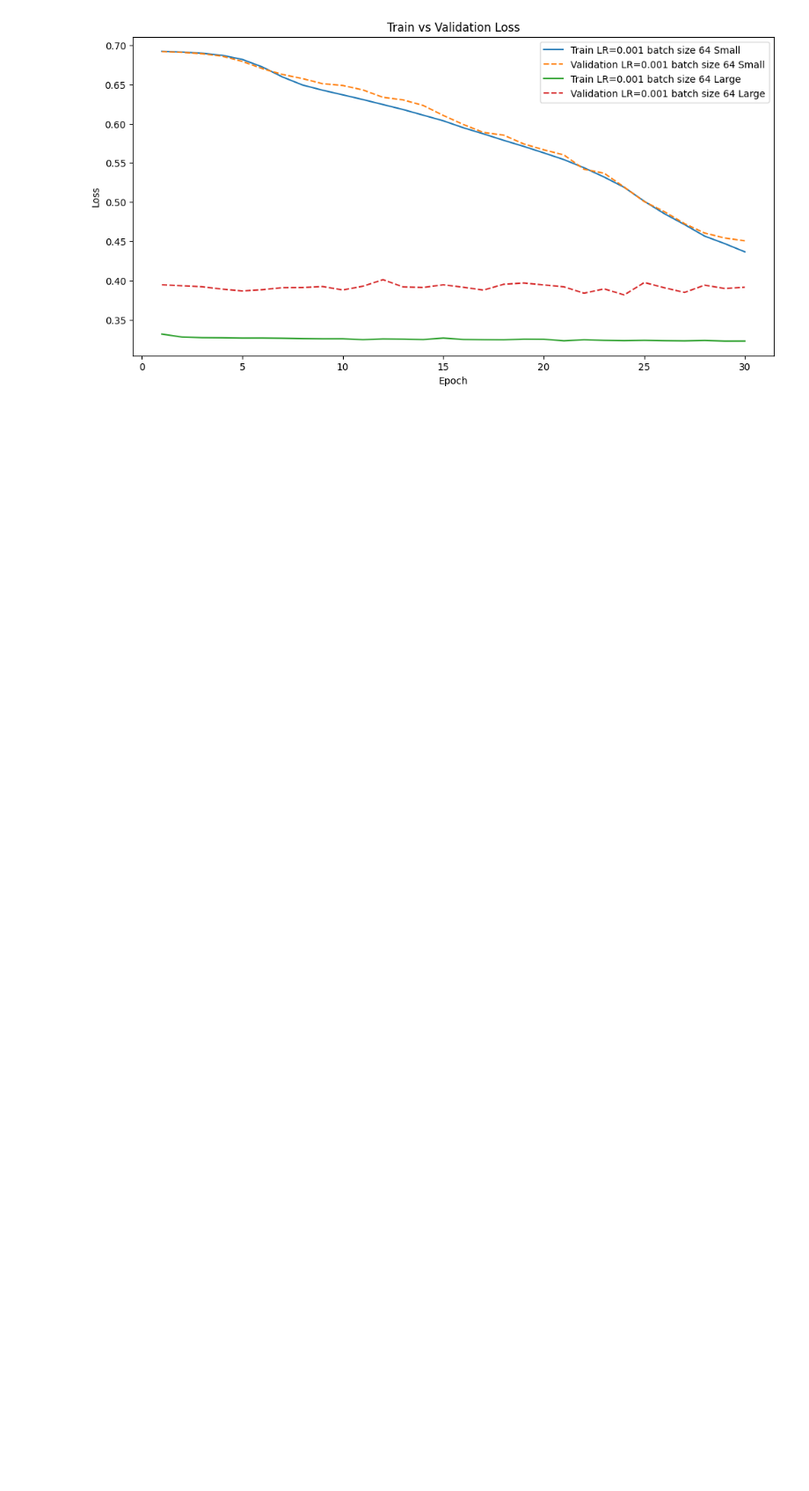
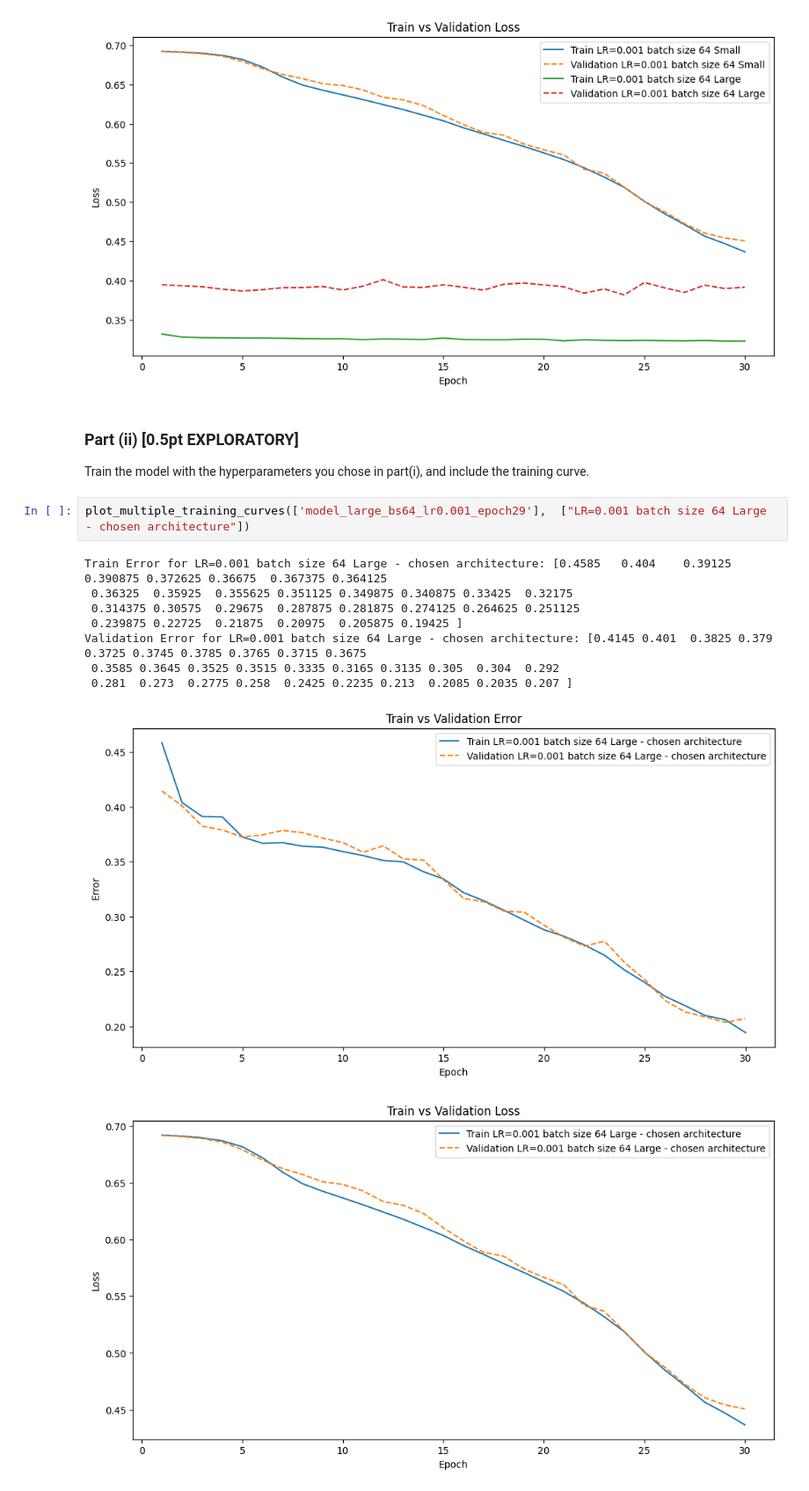
Before and after one commit to armandordorica/MIE1517_A1, a Jupyter notebook: MIE1517_Assignment_1_.ipynb, the cells around one changed output. Shown at 88% size. Drawn from its saved outputs; the diff is of its cells as text; blank space fills up the shorter version.

Commit message:
Up to beginning of part 4

```diff
--- a/MIE1517_Assignment_1_.ipynb
+++ b/MIE1517_Assignment_1_.ipynb
@@ -1327,3 +1327,19 @@ Validation Error for LR=0.001 batch size 64 Large: [0.1675 0.173  0.167  0.169
  0.172  0.165  0.171  0.164  0.1705 0.167  0.169  0.173  0.17   0.169 ]
 [figure]
 [figure]
+# %% [markdown]
+### Part (ii) [0.5pt EXPLORATORY]
+
+Train the model with the hyperparameters you chose in part(i), and include the training curve.
+# %%
+plot_multiple_training_curves(['model_large_bs64_lr0.001_epoch29'],  ["LR=0.001 batch size 64 Large - chosen architecture"])
+# %% [output]
+Train Error for LR=0.001 batch size 64 Large - chosen architecture: [0.4585   0.404    0.39125  0.390875 0.372625 0.36675  0.367375 0.364125
+ 0.36325  0.35925  0.355625 0.351125 0.349875 0.340875 0.33425  0.32175
+ 0.314375 0.30575  0.29675  0.287875 0.281875 0.274125 0.264625 0.251125
+ 0.239875 0.22725  0.21875  0.20975  0.205875 0.19425 ]
+Validation Error for LR=0.001 batch size 64 Large - chosen architecture: [0.4145 0.401  0.3825 0.379  0.3725 0.3745 0.3785 0.3765 0.3715 0.3675
+ 0.3585 0.3645 0.3525 0.3515 0.3335 0.3165 0.3135 0.305  0.304  0.292
+ 0.281  0.273  0.2775 0.258  0.2425 0.2235 0.213  0.2085 0.2035 0.207 ]
+[figure, added]
+[figure, added]
```
Also changed, not shown: parts of 12 cells of this notebook.
